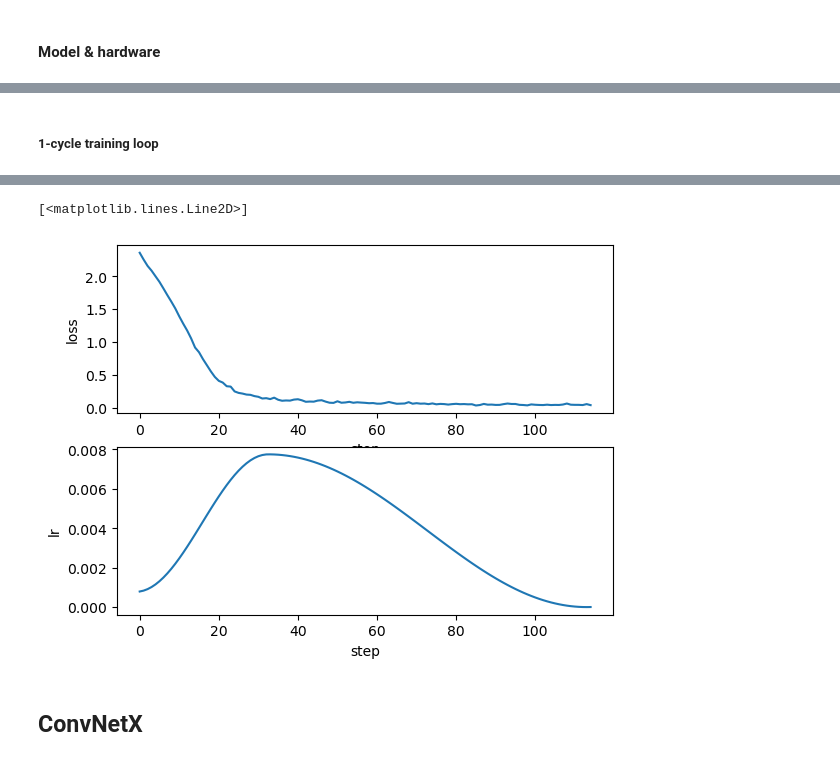
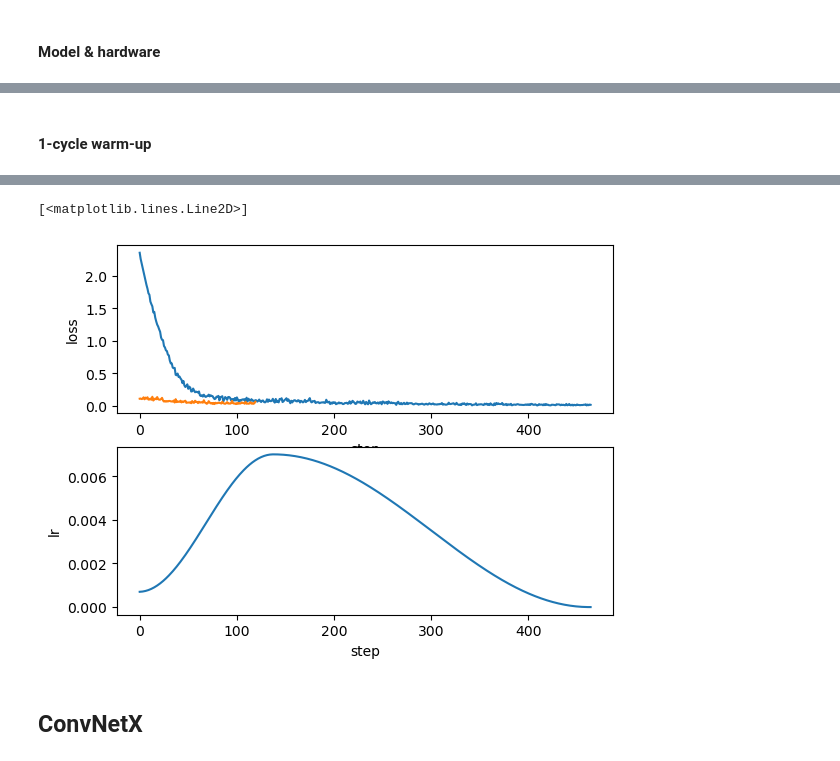
Before and after one commit to slegroux/nimrod, a Jupyter notebook: nbs/models.conv.ipynb, the cells around one changed output, grey strips where cells are left out. Saved outputs shown, nothing was run; the diff lists cells and outputs as text; code cells hidden in the pictures.

```diff
--- a/nbs/models.conv.ipynb
+++ b/nbs/models.conv.ipynb
@@ -408,29 +438,30 @@ Suggested lr: 0.007742636826811274
 # %% [markdown]
-##### 1-cycle training loop
+#### 1-cycle warm-up
 # %%
 #| notest
 
 # data module config
-cfg = OmegaConf.load('../config/image/data/mnist.yaml')
-cfg.datamodule.batch_size = 2048
-datamodule = instantiate(cfg.datamodule)
+cfg_dm = OmegaConf.load('../config/data/image/mnist.yaml')
+cfg_dm.batch_size = 512
+datamodule = instantiate(cfg_dm)
 # datamodule.prepare_data()
 datamodule.setup()
 
 # device = 'cpu'
 print(device)
-model = ConvNet()
-model = model.to(device)
+cfg_mdl = OmegaConf.load('../config/model/image/convnet.yaml')
+convnet = instantiate(cfg_mdl.batchnorm)
+model = convnet.to(device)
 
 N_EPOCHS = 5
 
-lr_found = 7.74e-3 # from lr finder
+lr_found = 7e-3 # from lr finder
 
 criterion = nn.CrossEntropyLoss()
 optimizer = torch.optim.Adam(model.parameters(), lr=1e-4)
-steps_per_epoch = len(datamodule.train_ds) // cfg.datamodule.batch_size
+steps_per_epoch = len(datamodule.train_ds) // cfg_dm.batch_size
 total_steps = steps_per_epoch* N_EPOCHS
-print(len(datamodule.train_ds), cfg.datamodule.batch_size, steps_per_epoch, total_steps)
+print(f"size training set: {len(datamodule.train_ds)}, bs: {cfg_dm.batch_size}, steps/epoch: {steps_per_epoch}, total steps: {total_steps}")
 # scheduler = torch.optim.lr_scheduler.OneCycleLR(optimizer, max_lr=0.01, steps_per_epoch=steps_per_epochs, epochs=1)
 
 scheduler = torch.optim.lr_scheduler.OneCycleLR(
@@ -446,10 +477,16 @@ scheduler = torch.optim.lr_scheduler.OneCycleLR(
         three_phase=False  # Two phase LR schedule (increase then decrease)
     )
 
+################################
 %time
-losses = []
+
 lrs = []
 current_step = 0
+train_loss_history = []
+eval_loss_history = []
+avg_train_loss_hist = []
+avg_eval_loss_hist = []
+max_acc = 0
 
 for epoch in range(N_EPOCHS):
     i = 0
@@ -466,8 +503,7 @@ for epoch in range(N_EPOCHS):
         optimizer.step()
         scheduler.step()
         current_step += 1
-
-        losses.append(loss.item())
+        train_loss_history.append(loss.item())
         # current_lr = scheduler.get_last_lr()[0]
         current_lr = optimizer.param_groups[0]['lr']
         lrs.append(current_lr)
@@ -479,20 +515,38 @@ for epoch in range(N_EPOCHS):
     with torch.no_grad():
         correct = 0
         total = 0
-        for images, labels in datamodule.test_dataloader():
+        for images, labels in datamodule.val_dataloader():
             # model expects input (B,H*W)
             images = images.to(device)
             labels = labels.to(device)
             # Pass the input through the model
             outputs = model(images)
+            # eval loss
+            eval_loss = criterion(outputs, labels)
+            eval_loss_history.append(eval_loss.item())
             # Get the predicted labels
             _, predicted = torch.max(outputs.data, 1)
 
             # Update the total and correct counts
             total += labels.size(0)
             correct += (predicted == labels).sum()
+            acc = 100 * correct / total
+            if acc > max_acc:
+                max_acc = acc
 
         # Print the accuracy
-    print(f"Epoch {epoch + 1}: Loss {loss.item():.4f}, Accuracy = {100 * correct / total:.2f}%")
+    print(f"Epoch {epoch + 1}: Last training Loss {loss.item():.4f}, Last Eval loss {eval_loss.item():.4f} Accuracy = {100 * correct / total:.2f}% Best Accuracy: {max_acc:.2f}")
     # print(f'Current LR: {optimizer.param_groups[0]["lr"]:.5f}')
+
+###################
+plt.figure(1)
+plt.subplot(211)
+plt.ylabel('loss')
+plt.xlabel('step')
+plt.plot(train_loss_history)
+plt.plot(eval_loss_history)
+plt.subplot(212)
+plt.ylabel('lr')
+plt.xlabel('step')
+plt.plot(lrs)
 # %% [output]
@@ -523,17 +573,5 @@ Epoch 5: Loss 0.0367, Accuracy = 98.44%
+[<matplotlib.lines.Line2D>]
+[figure, added]
-# %%
-#| notest
-plt.figure(1)
-plt.subplot(211)
-plt.ylabel('loss')
-plt.xlabel('step')
-plt.plot(losses)
-plt.subplot(212)
-plt.ylabel('lr')
-plt.xlabel('step')
-plt.plot(lrs)
-# %% [output]
-[<matplotlib.lines.Line2D>]
-[figure, removed]
 # %% [markdown]
 ## ConvNetX
 # %%
```
Also changed, not shown: parts of 27 cells of this notebook, 5 other files.
